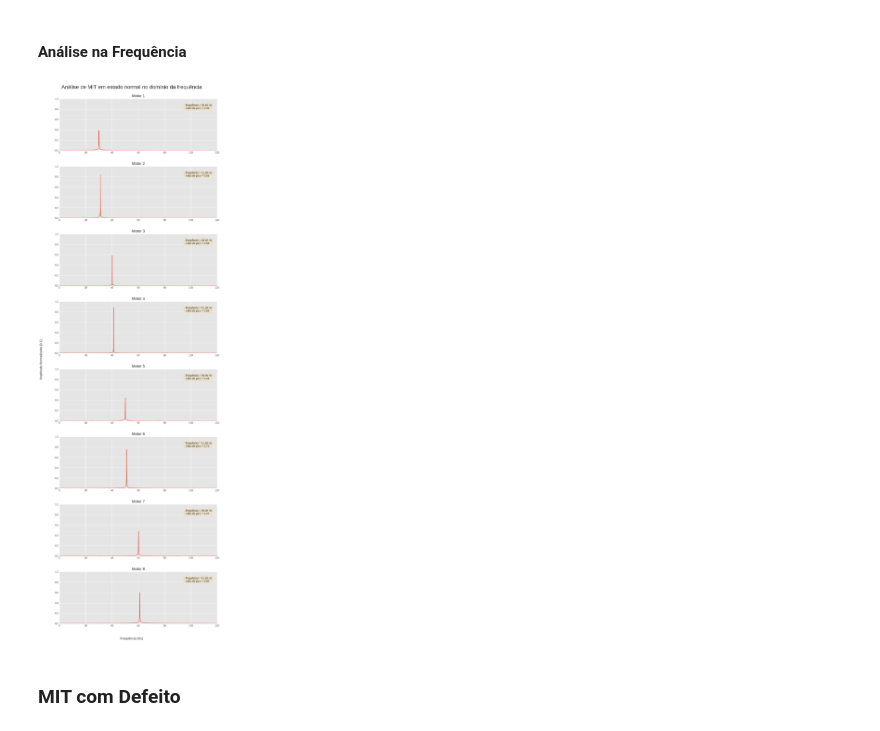
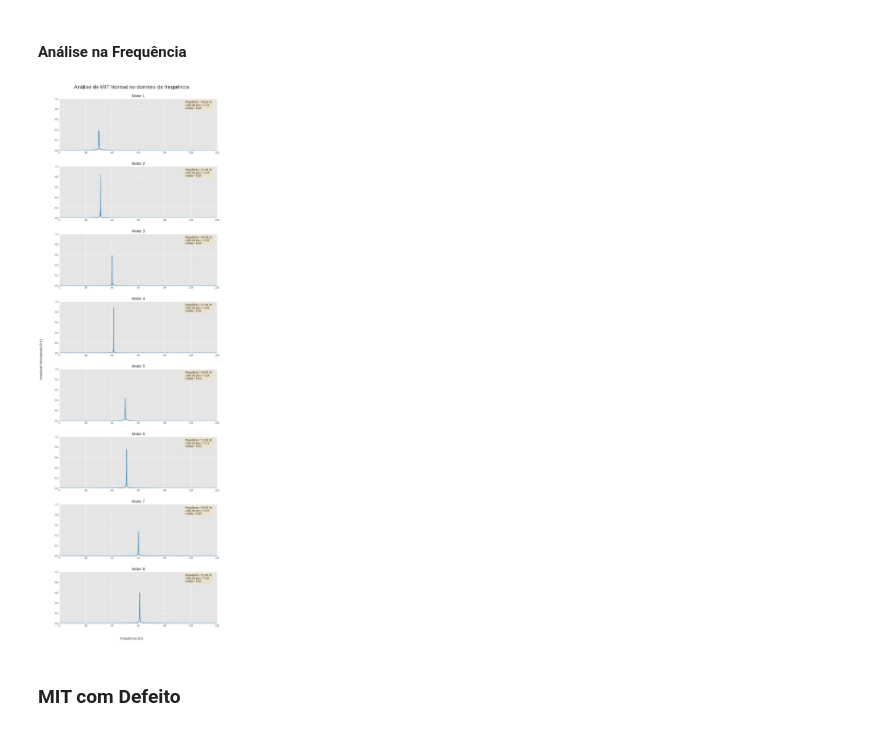
Before and after one commit to matheus3301/TI0112-ProcessosEstocasticos-UFC-2023.1, a Jupyter notebook: solution.ipynb, the cells around one changed output. Drawn from its saved outputs; the diff is of its cells as text; code cells hidden in the pictures.

```diff
--- a/solution.ipynb
+++ b/solution.ipynb
@@ -10,9 +29,0 @@ plt.style.use('ggplot')
-# %%
-def get_peak(yf, n) -> float:
-    yf[0] = 0
-    normalized = np.abs(yf) / n
-    return np.max(normalized)
-
-def get_frequency(xf, yf) -> float:
-    yf[0] = 0
-    return xf[np.argmax(np.abs(yf))]
@@ -60,40 +123,8 @@ plt.show()
 # %% [markdown]
 #### Análise na Frequência
-# %%
-fig, axs = plt.subplots(len(normal), 1, figsize=(10,30))
-
-for i, signal in enumerate(normal):
-  N = len(signal)
-
-
-  yf = fft(signal)[0:N//2]
-  xf = fftfreq(N, 1/Fs)[:N//2]
-
-  axs[i].set_title(f"Motor {i+1}")
-  axs[i].plot(xf, np.abs(yf) / N)
-  axs[i].grid(True)
-  axs[i].axis(xmin = 0, xmax=120, ymin=0, ymax=1)
-
-  freq = get_frequency(xf, yf)
-  peak = get_peak(yf, N)
-
-  annotations = '\n'.join((
-    f'- frequência = {freq:.2f} Hz',
-    f'- valor de pico = {peak:.2f}'
-  ))
-
-  axs[i].text(95, 0.8, annotations, bbox=dict(boxstyle='round', facecolor='wheat', alpha=0.5))
-
-
-fig.suptitle(f"Análise de MIT em estado normal no domínio da frequência", fontsize=20)
-fig.supxlabel("Frequência (Hz)")
-fig.supylabel("Amplitude Normalizada [0-1]")
-fig.tight_layout(pad=3)
-
-fig.savefig("results/MIT-Normal-FFT.png")
-
-plt.show()
-# %% [output]
-[figure, removed]
+# %%
+plot_frequency_domain(normal, "MIT Normal")
+# %% [output]
+[figure, added]
 # %% [markdown]
 ### MIT com Defeito
```
Also changed, not shown: parts of 8 cells of this notebook, 8 other files.
